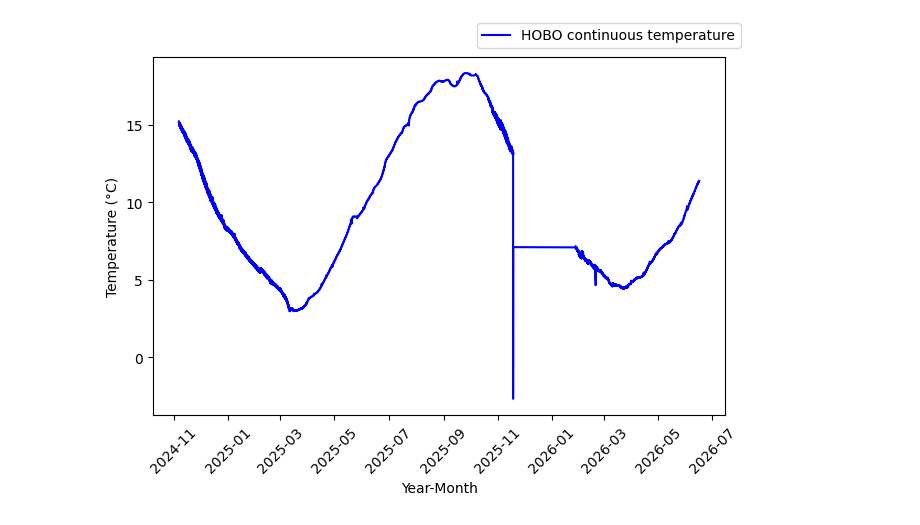
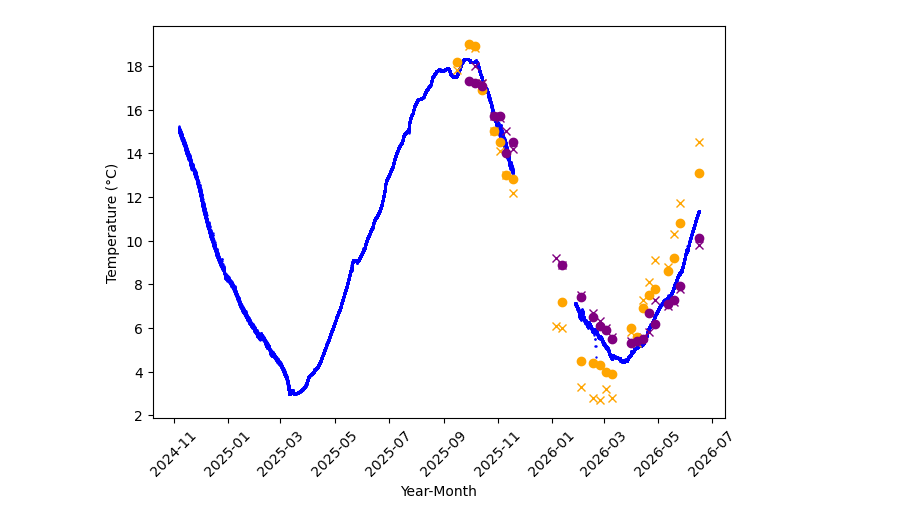
Before and after one commit to sauron-245/summer_26, a Jupyter notebook: summer 2026/GenericTESTBell2026.ipynb, the cells around one changed output. Drawn from its saved outputs; the diff is of its cells as text; code cells hidden in the pictures.

Commit message:
smoothed curves

```diff
--- a/summer 2026/GenericTESTBell2026.ipynb
+++ b/summer 2026/GenericTESTBell2026.ipynb
@@ -17,13 +24,17 @@ import os #allows python to communicate directly with the computer's operating s
 # %%
 #reading the continuous data
 hobodf = pd.read_csv("P1_current.csv") #hobodf is the placeholder name for the dataframe that holds the continuous hobo sensor data. P1_All_6.16.csv is a placeholder for the name of your csv with all the continuous hobo data
-hobodf1 = hobodf.dropna()
-hobodf["Date-Time"] = pd.to_datetime(hobodf["Date-Time"])#Date-Time (CST/CDT) is the placeholder for the column with the date-time series for the x-axis. This line of code converts Date-Time (CST/CDT) to the pandas datetime format.
-hobodf["Temp"] = pd.to_numeric(hobodf["Temp"])
+hobodf = hobodf.dropna()
+hobodf["Date-Time"] = pd.to_datetime(hobodf["Date-Time"]) #Date-Time (CST/CDT) is the placeholder for the column with the date-time series for the x-axis. This line of code converts Date-Time (CST/CDT) to the pandas datetime format.
 date = hobodf["Date-Time"] #this names the variable "date"
 sliceddate = date[1:] #In the code chunk below, I remove the first point from the parameter we are interested in (explained below). In order to plot this, I have to make the series the same length. This line removes the first date in the hobo data in order to make the pandas series the same length as the sliced temp data.
+date1 = sliceddate.drop([36191])
+date2 = date1.drop(np.arange(36192, 36211))
 # %%
 #filtering the continuous data for the outlier spikes where the hobo probe was removed from the piezometer
 hampelhobo = hampel(hobodf["Temp"], window_size=6, n_sigma=1.5) #filtering the data: for every point, a window of six data points on either side is applied, and the point is comparted to the median absolute deviation (with 1.5 standard deviations). If the data falls outside the MAD, it is counted as an outlier and removed. Temperature (W-CT 22414702), °C is a placeholder for the name of the column with the parameter of interest. filteredhobo is a placeholder.
 filteredhoboseries = pd.Series(hampelhobo.filtered_data, index = hobodf.index) #the hampel filter changes the type of data, and this forces it back into a panda series. filteredhoboseries is a placeholder.
-filteredhobo = filteredhoboseries[1:] #the hampel filter cannot remove the first data point (which I think is padded by zeroes), so I manually sliced it off. The variable is rewritten here to be called filteredhobo, which, after running this cell should be the continuous data without the spikes, forced back into a series, with the first data point removed.
+filteredhobo1 = filteredhoboseries[1:] #the hampel filter cannot remove the first data point (which I think is padded by zeroes), so I manually sliced it off. The variable is rewritten here to be called filteredhobo, which, after running this cell should be the continuous data without the spikes, forced back into a series, with the first data point removed.
+# filteredhobo = filteredhobo1.pop(36213)
+filteredhobo2 = filteredhobo1.drop([36191])
+filteredhobo = filteredhobo2.drop(np.arange(36192, 36211))
@@ -35,20 +85,25 @@ mandf["Date"] = pd.to_datetime(mandf["Date"]) #converts the manual date-time val
 # %%
 #creating the plot
 mandf.columns = mandf.columns.str.strip() #This line was generated by Google Gemini to remove the leading and trailing whitespaces in the mandf dataframe.
 
 
 fig, ax = plt.subplots(layout='constrained')
-ax.plot(sliceddate, filteredhobo, color="blue", label = "HOBO continuous temperature")
-# ax.plot(mandf.Date, mandf.loc[:,"Temp top before"], 'x', color = "orange", label = "manual temperature at top before pumping") #each variable in the manual field measurmemts data set is called by their column instead of naming each variable. The placeholders here are mandf.Date (which you should replace with the nameofdataframe.nameofcolumnfortime), mandf.loc[:,"Temp top before"] (which you should replace with nameofdataframe.loc[:, "Name of column for parameter"], and manual temperature at top before pumping (which you should replace with the name of the data for the legend).
-# ax.plot(mandf.Date, mandf.loc[:,"Temp bottom before"], 'x', color = "purple", label = "manual temperature at bottom before pumping")
-# ax.plot(mandf.Date, mandf.loc[:,"Temp top after"], 'o', color = "orange", label = "manual temperature at top after pumping")
-# ax.plot(mandf.Date, mandf.loc[:,"Temp bottom after"], 'o', color = "purple", label = "manual temperature at bottom after pumping")
+#ax.plot(date1, filteredhobo, color="blue", label = "HOBO continuous temperature")
+ax.scatter(date2, filteredhobo, color="blue", s = 0.5, label = "HOBO continuous temperature")
+ax.plot(mandf.Date, mandf.loc[:,"Temp top before"], 'x', color = "orange", label = "manual temperature at top before pumping") #each variable in the manual field measurmemts data set is called by their column instead of naming each variable. The placeholders here are mandf.Date (which you should replace with the nameofdataframe.nameofcolumnfortime), mandf.loc[:,"Temp top before"] (which you should replace with nameofdataframe.loc[:, "Name of column for parameter"], and manual temperature at top before pumping (which you should replace with the name of the data for the legend).
+ax.plot(mandf.Date, mandf.loc[:,"Temp bottom before"], 'x', color = "purple", label = "manual temperature at bottom before pumping")
+ax.plot(mandf.Date, mandf.loc[:,"Temp top after"], 'o', color = "orange", label = "manual temperature at top after pumping")
+ax.plot(mandf.Date, mandf.loc[:,"Temp bottom after"], 'o', color = "purple", label = "manual temperature at bottom after pumping")
 plt.xticks(rotation=45)
 plt.xlabel("Year-Month")
 plt.ylabel("Temperature (°C)") #Temperature (°C) is a placeholder.
+# plt.xlim((pd.to_datetime("2025-11-18 06"), pd.to_datetime("2025-11-18 16")))
+# plt.ylim((6, 8))
+# plt.xlim((pd.to_datetime("2026-01"), pd.to_datetime("2026-")))
+# plt.ylim((6, 8))
 
-fig.legend(loc='outside upper right') #this line puts legend outside of graph, squishes it down, but is not awful. Run with # in front to see the graph at its default dimensions.
+# fig.legend(loc='outside upper right') #this line puts legend outside of graph, squishes it down, but is not awful. Run with # in front to see the graph at its default dimensions.
 
 plt.show()
 # %% [output]
-[figure, old version]
+[figure, new version]
```
Also changed, not shown: parts of 11 cells of this notebook, 5 other files.
